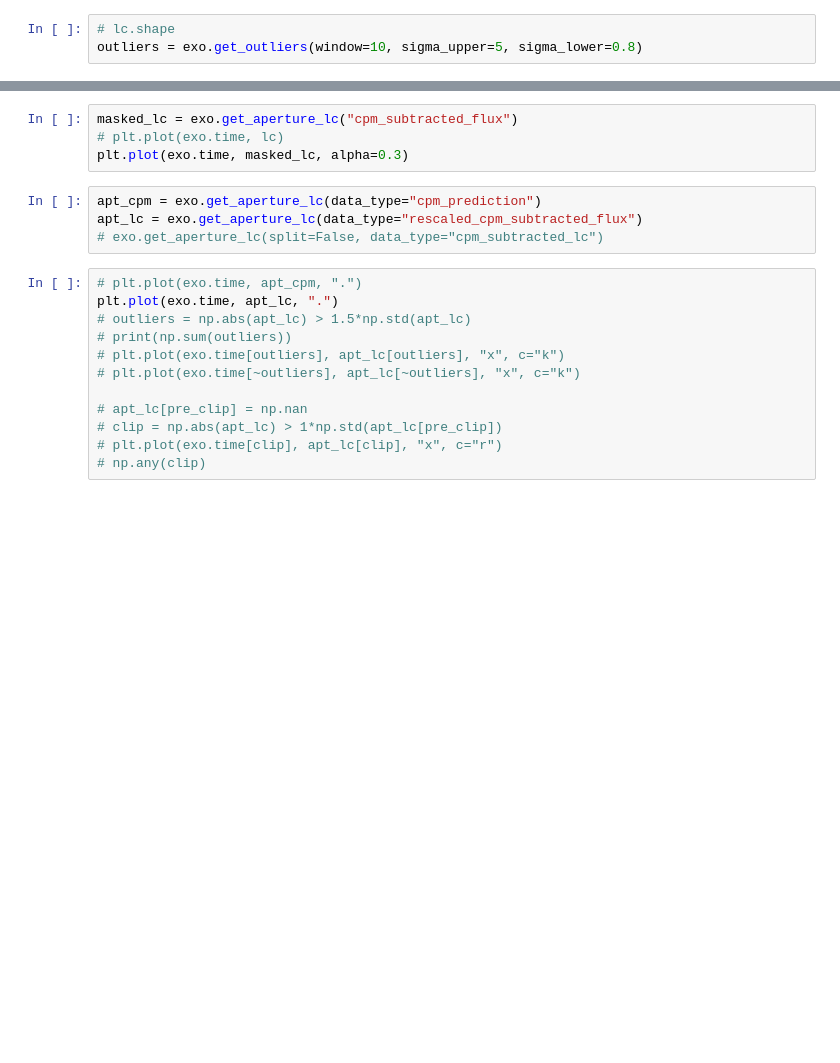
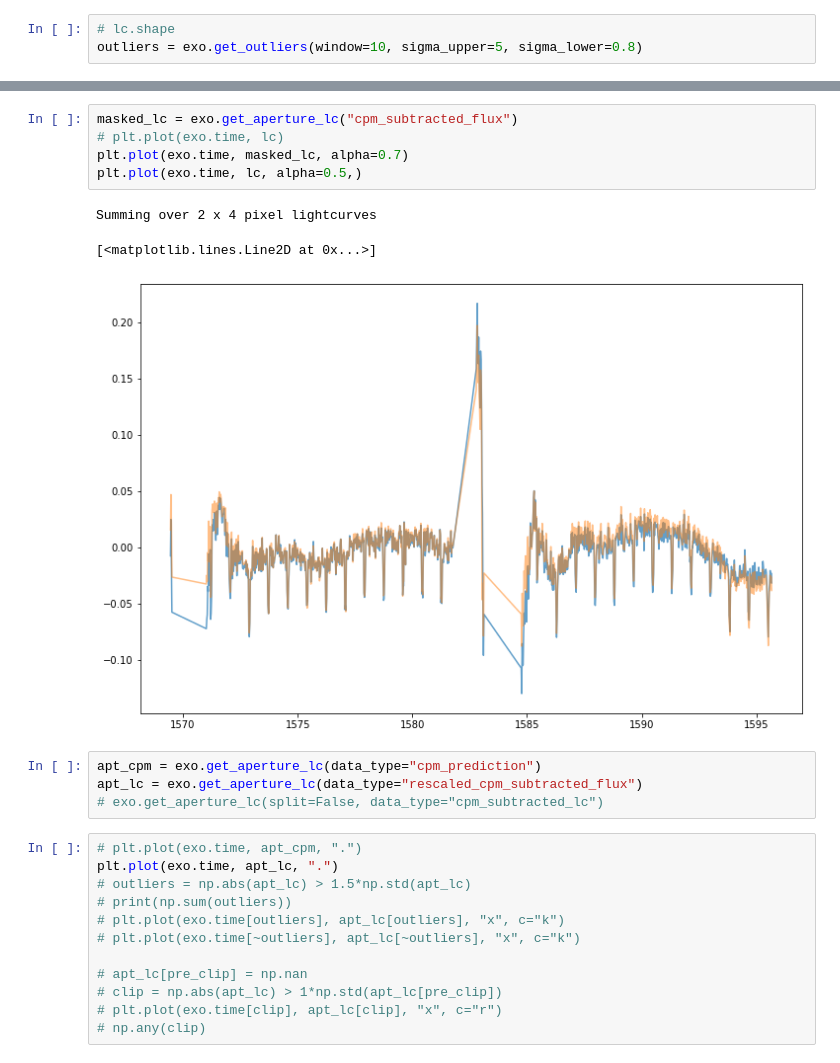
Before and after one commit to soichiro-hattori/unpopular, a Jupyter notebook: exoplanets.ipynb, the cells around one changed output, grey strips where cells are left out. Drawn from its saved outputs; the diff is of its cells as text; blank space fills up the shorter version.

```diff
--- a/exoplanets.ipynb
+++ b/exoplanets.ipynb
@@ -44,7 +62,12 @@ exo.plot_pix_by_pix("cpm_subtracted_flux");
 # %%
 masked_lc = exo.get_aperture_lc("cpm_subtracted_flux")
 # plt.plot(exo.time, lc)
-plt.plot(exo.time, masked_lc, alpha=0.3)
+plt.plot(exo.time, masked_lc, alpha=0.7)
+plt.plot(exo.time, lc, alpha=0.5,)
+# %% [output]
+Summing over 2 x 4 pixel lightcurves
+[<matplotlib.lines.Line2D at 0x...>]
+[figure, added]
 # %%
 apt_cpm = exo.get_aperture_lc(data_type="cpm_prediction")
 apt_lc = exo.get_aperture_lc(data_type="rescaled_cpm_subtracted_flux")
```
Also changed, not shown: parts of 14 cells of this notebook, 5 other files.
